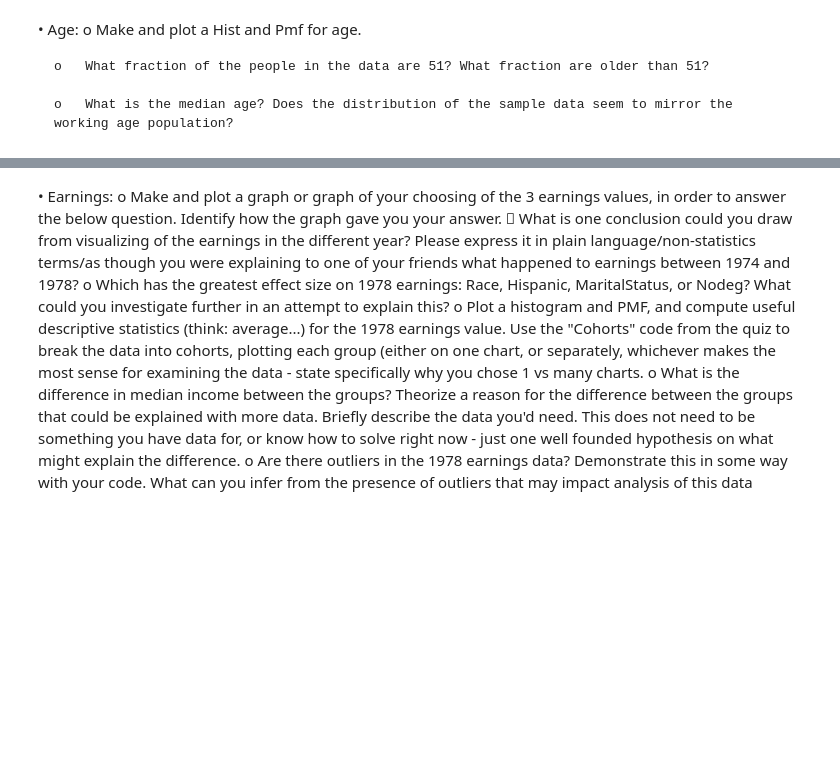
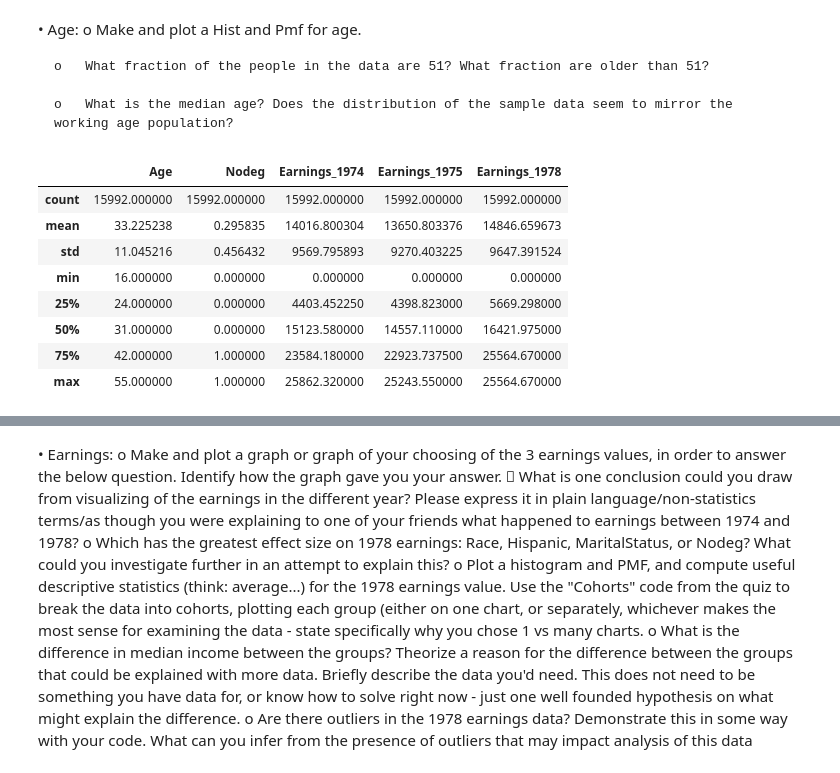
Before and after one commit to Soniyasunny1/Assignment, a Jupyter notebook: AssignmentStats.ipynb, the cells around one changed output, grey strips where cells are left out. Cells and saved outputs as stored; diff of their text form; code cells hidden in the pictures; blank space fills up the shorter version.

```diff
--- a/AssignmentStats.ipynb
+++ b/AssignmentStats.ipynb
@@ -28,3 +28,15 @@ df
     o	What fraction of the people in the data are 51? What fraction are older than 51?
 
     o	What is the median age? Does the distribution of the sample data seem to mirror the working age population?
+# %%
+df.describe()
+# %% [output]
+|  | Age | Nodeg | Earnings_1974 | Earnings_1975 | Earnings_1978 |
+| count | 15992.000000 | 15992.000000 | 15992.000000 | 15992.000000 | 15992.000000 |
+| mean | 33.225238 | 0.295835 | 14016.800304 | 13650.803376 | 14846.659673 |
+| std | 11.045216 | 0.456432 | 9569.795893 | 9270.403225 | 9647.391524 |
+| min | 16.000000 | 0.000000 | 0.000000 | 0.000000 | 0.000000 |
+| 25% | 24.000000 | 0.000000 | 4403.452250 | 4398.823000 | 5669.298000 |
+| 50% | 31.000000 | 0.000000 | 15123.580000 | 14557.110000 | 16421.975000 |
+| 75% | 42.000000 | 1.000000 | 23584.180000 | 22923.737500 | 25564.670000 |
+| max | 55.000000 | 1.000000 | 25862.320000 | 25243.550000 | 25564.670000 |
```
Also changed, not shown: parts of 4 cells of this notebook.
